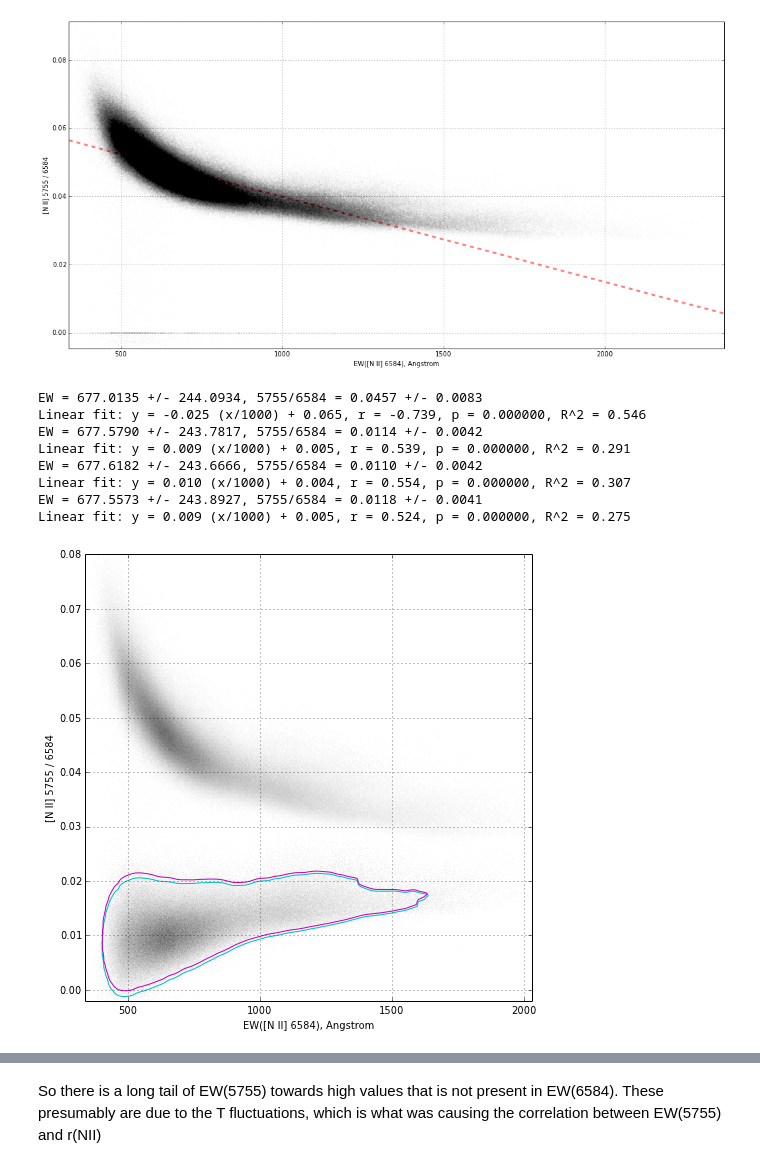
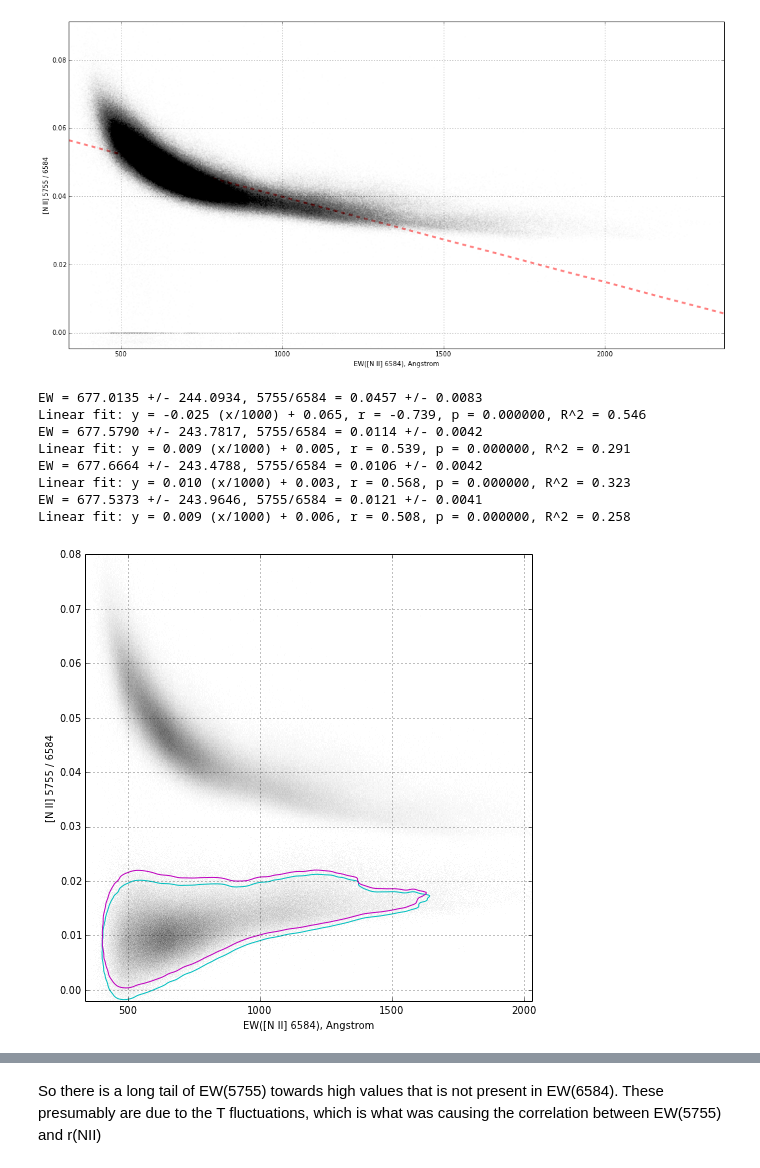
Before and after one commit to deprecated/orion-tsq, a Jupyter notebook: WFC3 images exploration.ipynb, the cells around one changed output, grey strips where cells are left out. Cells and saved outputs as stored; diff of their text form; code cells hidden in the pictures.

```diff
--- a/WFC3 images exploration.ipynb
+++ b/WFC3 images exploration.ipynb
@@ -167,37 +168,37 @@ def bivar_pdf_ratio_vs_ewneb(k575=0.938):
 
 
 gamma = 1.5
 
 H0, ext0 = bivar_pdf_ratio_vs_ewneb(0.0)
 imshow(H0.T**(1./gamma), extent=ext0, interpolation='none', aspect='auto', origin='lower', cmap=cm.gray_r, alpha=0.6)
 
 H, ext = bivar_pdf_ratio_vs_ewneb()
 imshow(H.T**(1./gamma), extent=ext, interpolation='none', aspect='auto', origin='lower', cmap=cm.gray_r, alpha=0.6)
 # xlim(x1, x2)
 
-Hp, extp = bivar_pdf_ratio_vs_ewneb(0.938 + 0.01)
+Hp, extp = bivar_pdf_ratio_vs_ewneb(0.938 + 0.02)
 contour(ni.gaussian_filter(Hp.T, 5), [0.02*Hp.max(),], extent=extp, colors='c')
 
-Hn, extn = bivar_pdf_ratio_vs_ewneb(0.938 - 0.01)
+Hn, extn = bivar_pdf_ratio_vs_ewneb(0.938 - 0.02)
 contour(ni.gaussian_filter(Hn.T, 5), [0.02*Hn.max(),], extent=extn, colors='m')
 
 ylim(-0.002, 0.08)
 
 
 xlabel("EW([N II] 6584), Angstrom")
 ylabel("[N II] 5755 / 6584")
 # xx = np.linspace(x1, x2)
 # plot(xx, slope*xx + intercept, "r--", lw=3, alpha=0.5)
 grid()
 gcf().set_size_inches(8, 8)
 gcf().savefig("bivar_pdf_nii_ratio_vs_ewneb.pdf")
 # %% [output]
 EW = 677.0135 +/- 244.0934, 5755/6584 = 0.0457 +/- 0.0083
 Linear fit: y = -0.025 (x/1000) + 0.065, r = -0.739, p = 0.000000, R^2 = 0.546
 EW = 677.5790 +/- 243.7817, 5755/6584 = 0.0114 +/- 0.0042
 Linear fit: y = 0.009 (x/1000) + 0.005, r = 0.539, p = 0.000000, R^2 = 0.291
-EW = 677.6182 +/- 243.6666, 5755/6584 = 0.0110 +/- 0.0042
-Linear fit: y = 0.010 (x/1000) + 0.004, r = 0.554, p = 0.000000, R^2 = 0.307
-EW = 677.5573 +/- 243.8927, 5755/6584 = 0.0118 +/- 0.0041
-Linear fit: y = 0.009 (x/1000) + 0.005, r = 0.524, p = 0.000000, R^2 = 0.275
+EW = 677.6664 +/- 243.4788, 5755/6584 = 0.0106 +/- 0.0042
+Linear fit: y = 0.010 (x/1000) + 0.003, r = 0.568, p = 0.000000, R^2 = 0.323
+EW = 677.5373 +/- 243.9646, 5755/6584 = 0.0121 +/- 0.0041
+Linear fit: y = 0.009 (x/1000) + 0.006, r = 0.508, p = 0.000000, R^2 = 0.258
-[figure, old version]
+[figure, new version]
```
Also changed, not shown: parts of 26 cells of this notebook, 1 other file.
